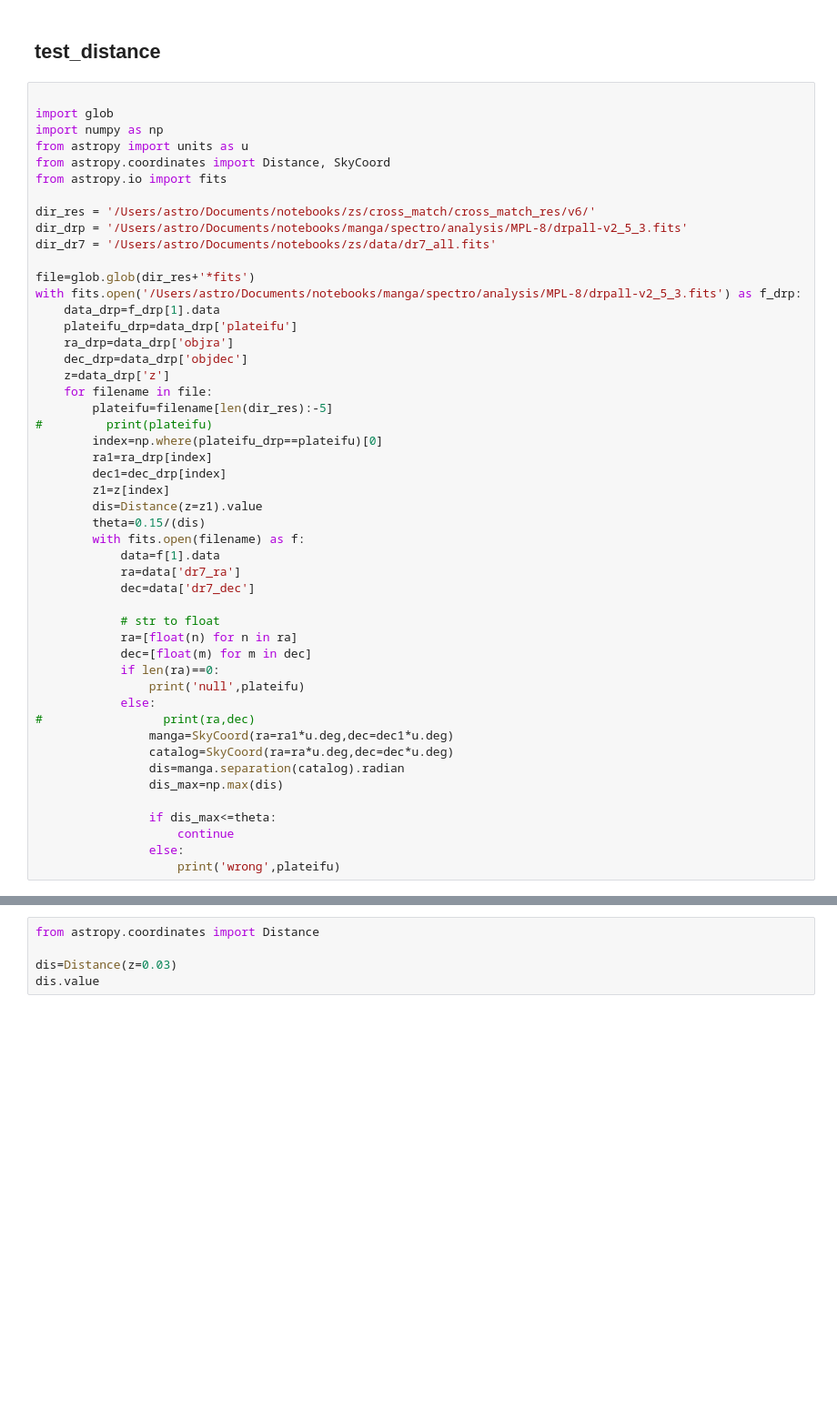
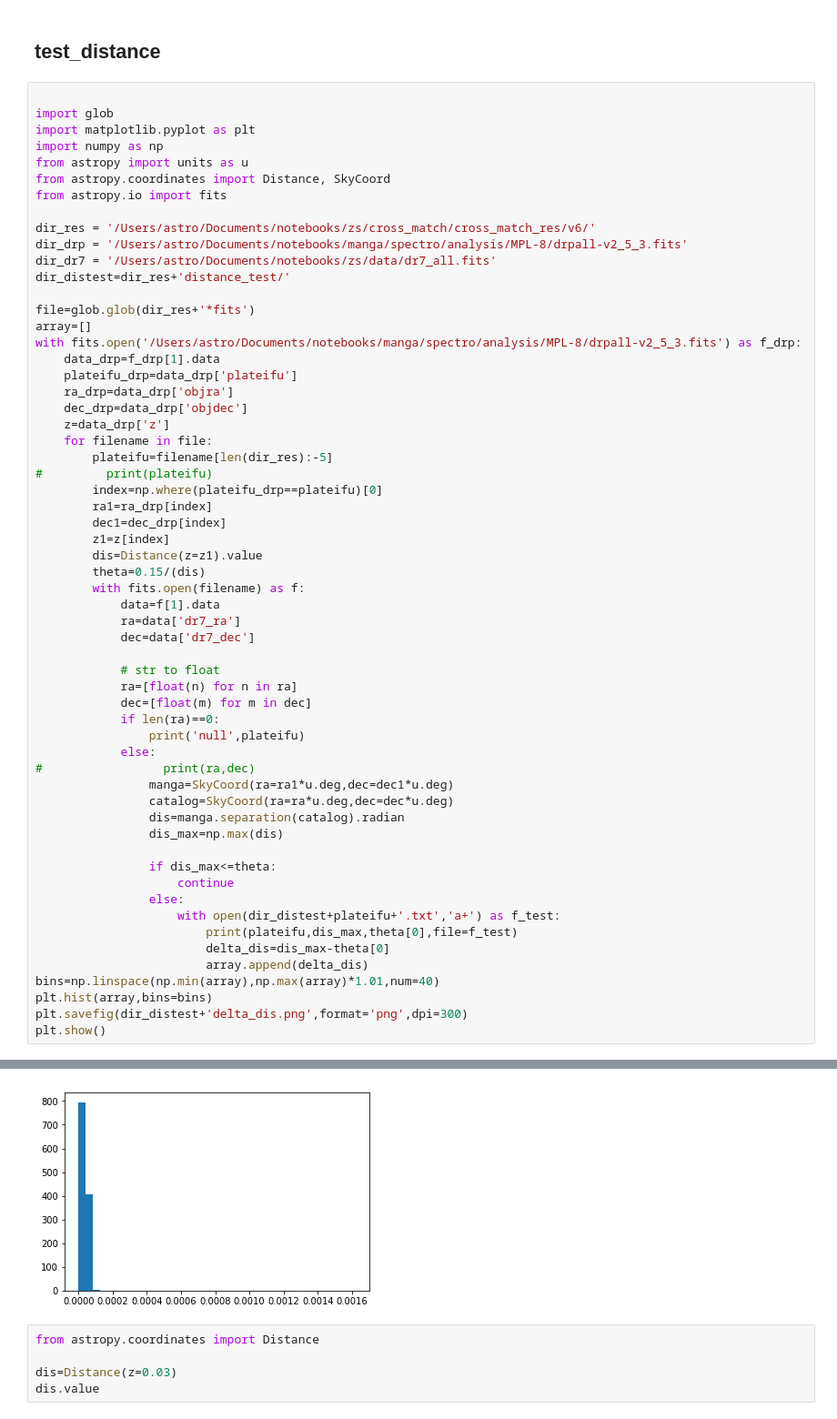
Before and after one commit to ddzs1234/pair-m-z, a Jupyter notebook: cross-match/cross_match_2.ipynb, the cells around one changed output, grey strips where cells are left out. Shown at 91% size. Cells and saved outputs as stored; diff of their text form; blank space fills up the shorter version.

Commit message:
distribution plot

```diff
--- a/cross-match/cross_match_2.ipynb
+++ b/cross-match/cross_match_2.ipynb
@@ -227,6 +227,7 @@ if __name__=='__main__':
 # %%
 
 import glob
+import matplotlib.pyplot as plt
 import numpy as np
 from astropy import units as u
 from astropy.coordinates import Distance, SkyCoord
@@ -235,8 +236,10 @@ from astropy.io import fits
 dir_res = '/Users/astro/Documents/notebooks/zs/cross_match/cross_match_res/v6/'
 dir_drp = '/Users/astro/Documents/notebooks/manga/spectro/analysis/MPL-8/drpall-v2_5_3.fits'
 dir_dr7 = '/Users/astro/Documents/notebooks/zs/data/dr7_all.fits'
+dir_distest=dir_res+'distance_test/'
 
 file=glob.glob(dir_res+'*fits')
+array=[]
 with fits.open('/Users/astro/Documents/notebooks/manga/spectro/analysis/MPL-8/drpall-v2_5_3.fits') as f_drp:
     data_drp=f_drp[1].data
     plateifu_drp=data_drp['plateifu']
@@ -272,5 +275,12 @@ with fits.open('/Users/astro/Documents/notebooks/manga/spectro/analysis/MPL-8/dr
                 if dis_max<=theta:
                     continue
                 else:
-                    print('wrong',plateifu)
+                    with open(dir_distest+plateifu+'.txt','a+') as f_test:
+                        print(plateifu,dis_max,theta[0],file=f_test)
+                        delta_dis=dis_max-theta[0]
+                        array.append(delta_dis)
+bins=np.linspace(np.min(array),np.max(array)*1.01,num=40)
+plt.hist(array,bins=bins)
+plt.savefig(dir_distest+'delta_dis.png',format='png',dpi=300)
+plt.show()
 # %% [output]
@@ -294,3 +287,4 @@ wrong 9894-12701
+[figure, added]
 # %%
 from astropy.coordinates import Distance
 
```
Also changed, not shown: parts of 9 cells of this notebook.
